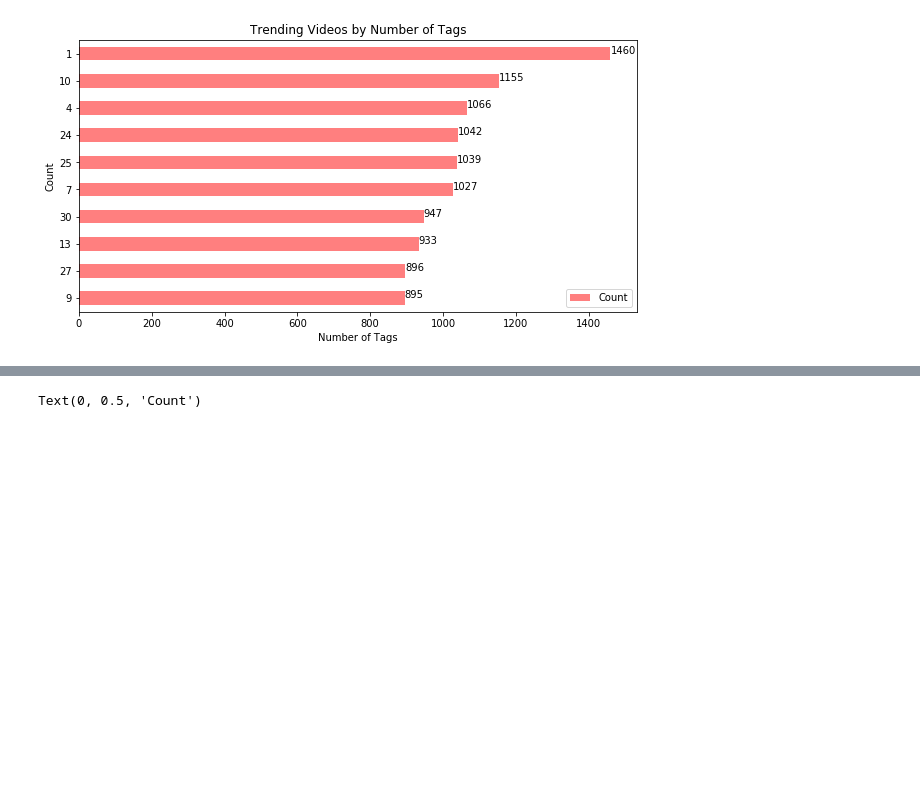
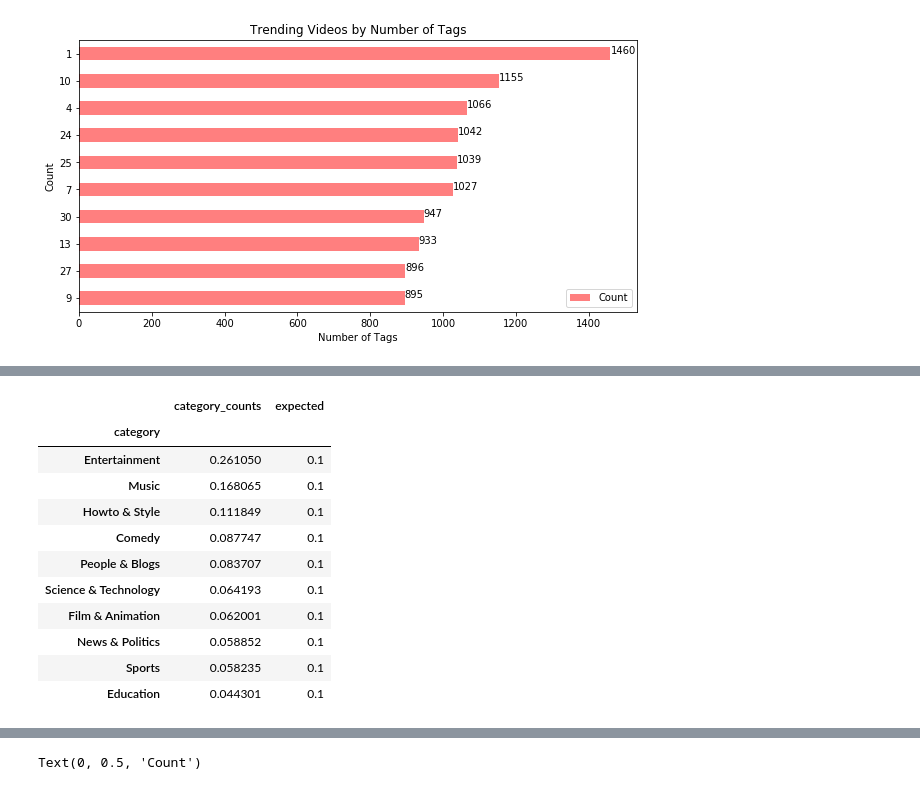
Before and after one commit to hannah8075/youtube-analysis, a Jupyter notebook: youtube-data-analysis.ipynb, the cells around one changed output, grey strips where cells are left out. Saved outputs shown, nothing was run; the diff lists cells and outputs as text; code cells hidden in the pictures; blank space fills up the shorter version.

```diff
--- a/youtube-data-analysis.ipynb
+++ b/youtube-data-analysis.ipynb
@@ -171,0 +229,31 @@ sorted_category.head()
+# %%
+top10cat=sorted_category.head(10)
+top10cat = top10cat[['category','category_counts']]
+top10cat = top10cat.set_index('category')
+
+# top10cat.sum(); 29209
+
+# create df for chi-square test
+chi_top10cat = top10cat.copy()
+chi_top10cat["expected"] = 1/10
+chi_top10cat
+
+for index, row in chi_top10cat.iterrows():
+    # Get date at each row
+    count = row["category_counts"]
+    chi_top10cat.loc[index, "category_counts"]= count/29209
+
+chi_top10cat
+# %% [output]
+|  | category_counts | expected |
+| category |  |  |
+| Entertainment | 0.261050 | 0.1 |
+| Music | 0.168065 | 0.1 |
+| Howto & Style | 0.111849 | 0.1 |
+| Comedy | 0.087747 | 0.1 |
+| People & Blogs | 0.083707 | 0.1 |
+| Science & Technology | 0.064193 | 0.1 |
+| Film & Animation | 0.062001 | 0.1 |
+| News & Politics | 0.058852 | 0.1 |
+| Sports | 0.058235 | 0.1 |
+| Education | 0.044301 | 0.1 |
```
Also changed, not shown: parts of 11 cells of this notebook, 1 other file.
